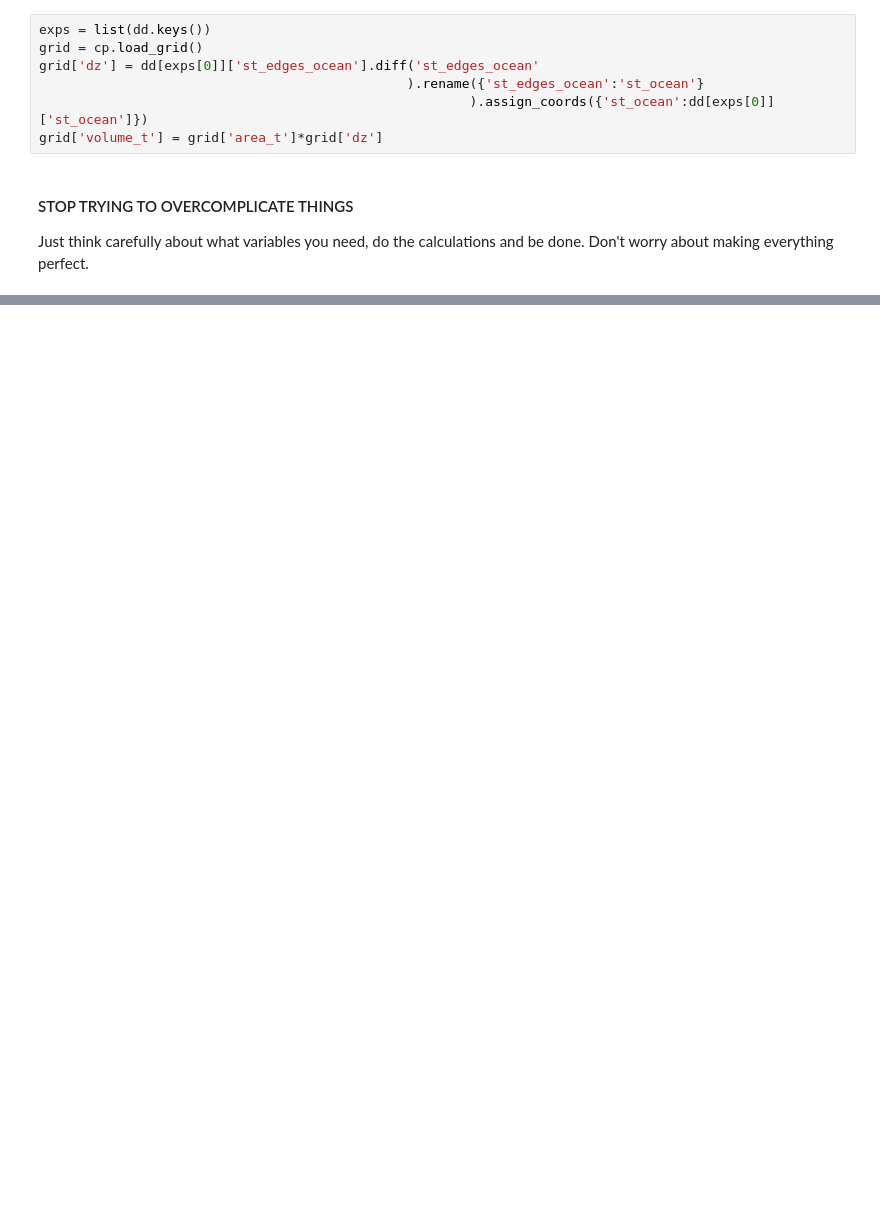
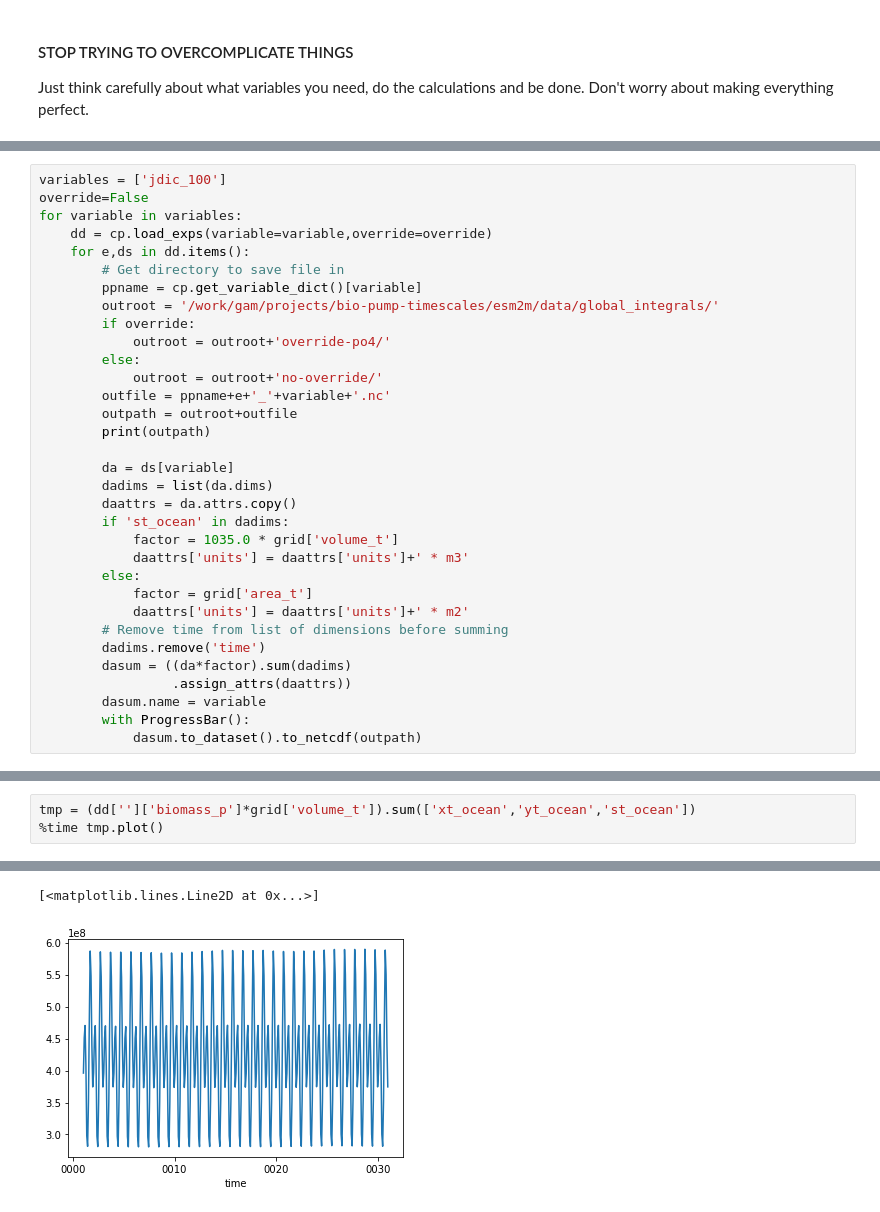
Before and after one commit to gmacgilchrist/esm2m, a Jupyter notebook: notebooks/bio-pump-timescales/calc_integrals.ipynb, the cells around one changed output, grey strips where cells are left out. Saved outputs shown, nothing was run; the diff lists cells and outputs as text; blank space fills up the shorter version.

Commit message:
improved integral calculations

```diff
--- a/notebooks/bio-pump-timescales/calc_integrals.ipynb
+++ b/notebooks/bio-pump-timescales/calc_integrals.ipynb
@@ -16,10 +20,3 @@ dd = cp.load_exps(variable=variable)
-# %%
-exps = list(dd.keys())
-grid = cp.load_grid()
-grid['dz'] = dd[exps[0]]['st_edges_ocean'].diff('st_edges_ocean'
-                                               ).rename({'st_edges_ocean':'st_ocean'}
-                                                       ).assign_coords({'st_ocean':dd[exps[0]]['st_ocean']})
-grid['volume_t'] = grid['area_t']*grid['dz']
 # %% [markdown]
 #### STOP TRYING TO OVERCOMPLICATE THINGS
 Just think carefully about what variables you need, do the calculations and be done. Don't worry about making everything perfect.
@@ -35,0 +23,33 @@ None
+# %%
+variables = ['jdic_100']
+override=False
+for variable in variables:
+    dd = cp.load_exps(variable=variable,override=override)
+    for e,ds in dd.items():
+        # Get directory to save file in
+        ppname = cp.get_variable_dict()[variable]
+        outroot = '/work/gam/projects/bio-pump-timescales/esm2m/data/global_integrals/'
+        if override:
+            outroot = outroot+'override-po4/'
+        else:
+            outroot = outroot+'no-override/'
+        outfile = ppname+e+'_'+variable+'.nc'
+        outpath = outroot+outfile
+        print(outpath)
+
+        da = ds[variable]
+        dadims = list(da.dims)
+        daattrs = da.attrs.copy()
+        if 'st_ocean' in dadims:
+            factor = 1035.0 * grid['volume_t']
+            daattrs['units'] = daattrs['units']+' * m3'
+        else:
+            factor = grid['area_t']
+            daattrs['units'] = daattrs['units']+' * m2'
+        # Remove time from list of dimensions before summing
+        dadims.remove('time')
+        dasum = ((da*factor).sum(dadims)
+                 .assign_attrs(daattrs))
+        dasum.name = variable
+        with ProgressBar():
+            dasum.to_dataset().to_netcdf(outpath)
@@ -35,0 +94,4 @@ None
+# %%
+tmp = (dd['']['biomass_p']*grid['volume_t']).sum(['xt_ocean','yt_ocean','st_ocean'])
+%time tmp.plot()
+# %% [output]
@@ -35,0 +100,2 @@ None
+[<matplotlib.lines.Line2D at 0x...>]
+[figure, added]
```
Also changed, not shown: parts of 9 cells of this notebook, 2 other files.
